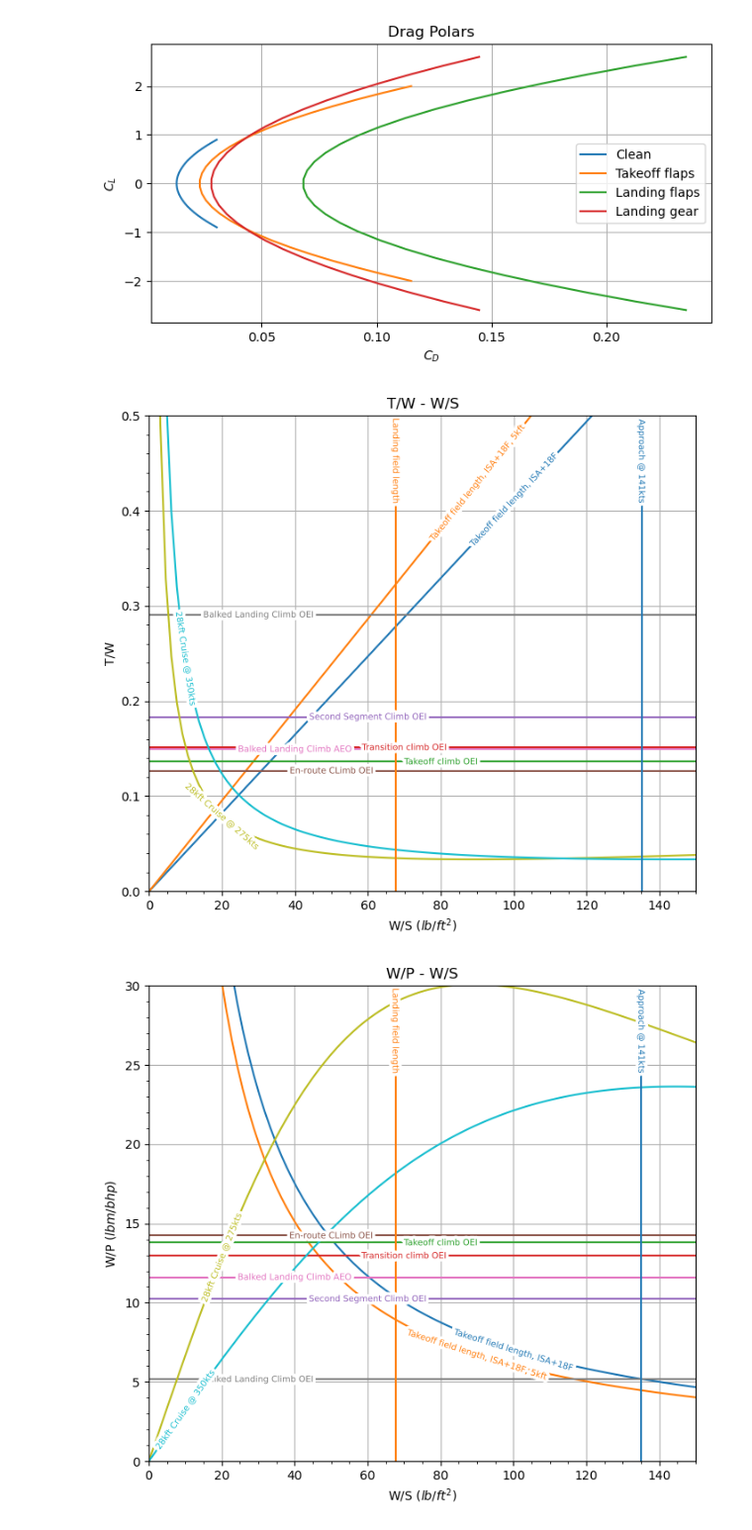
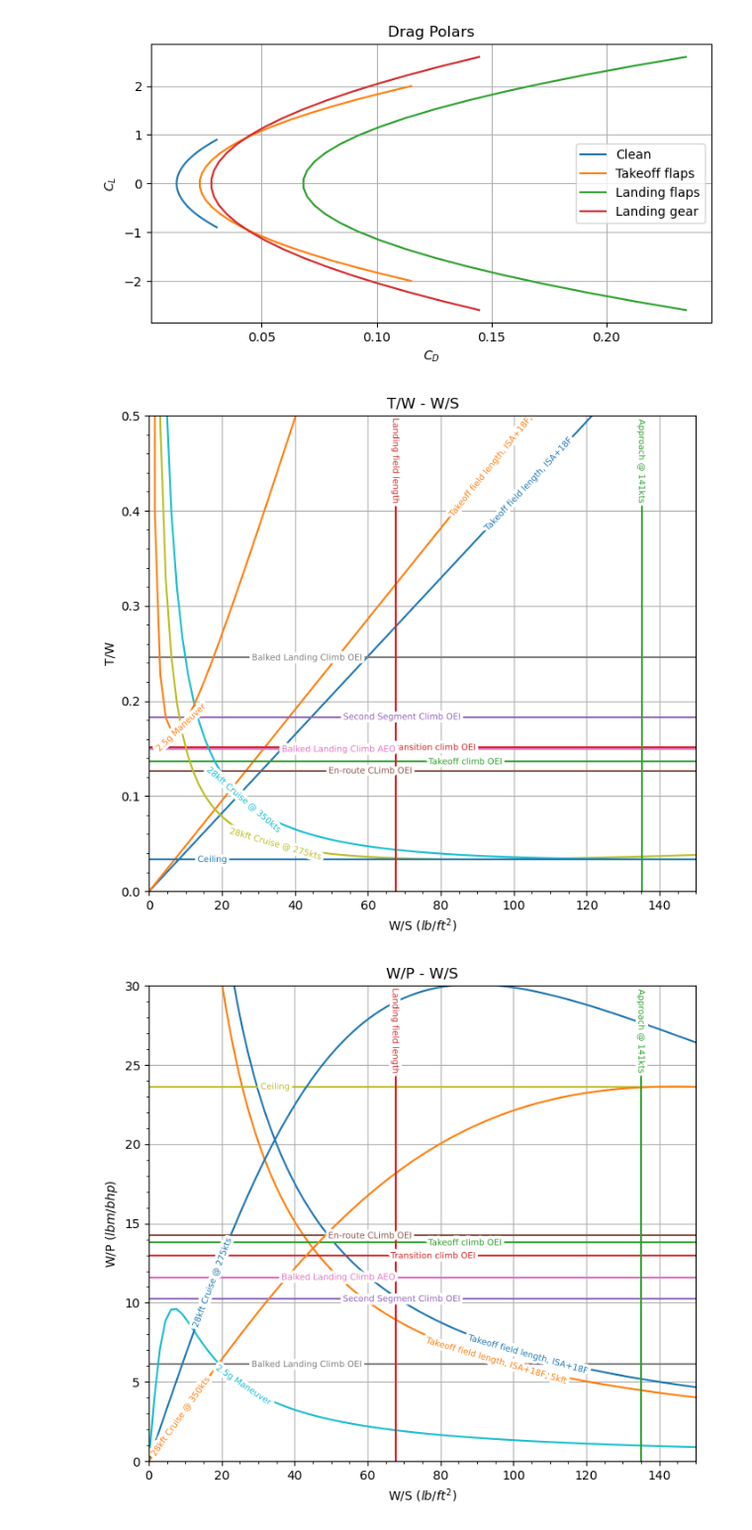
Before and after one commit to jucobee/START, a Jupyter notebook: PreliminarySizing.ipynb, the cells around one changed output. Shown at 99% size. Drawn from its saved outputs; the diff is of its cells as text; code cells hidden in the pictures.

```diff
--- a/PreliminarySizing.ipynb
+++ b/PreliminarySizing.ipynb
@@ -167,7 +168,7 @@ k_s_BLC_OEI = 1.5
 G_BLC = 0.021
 e_BLC = 0.75
 c_lmax_BLC = 3.3*0.85
-CD_0_BLC = c_do + delta_cdo[2] + delta_cdo[3]
+CD_0_BLC = c_do +  (delta_cdo[1] +delta_cdo[2])/2 + delta_cdo[3]
 tw_climb_BLC_OEI = tw_climb(n_engines,n_engines_max,k_s_BLC_OEI,e_BLC,c_lmax_BLC,CD_0_BLC,G_BLC,N)
 wp_climb_BLC_OEI = 550*eta_p_climb/(tw_climb_BLC_OEI*V_so*k_s_BLC_OEI)
 
@@ -187,6 +188,21 @@ tw_cruise_target = ((q_target*c_do)/ws) + ws*(1/(q_target*(np.pi)*AR*e_v[0])) #
 
 wp_cruise_min = 1/tw_cruise_min/(V_min/(eta_p_max*550)) # wp at cruise requirement
 wp_cruise_target = 1/tw_cruise_target/(V_target/(eta_p_max*550)) # wp at cruise target
+
+## Maneuver
+# Assumtions:
+# 28kft altitude
+# Indefinite turn at constant speed and altitude
+n = 2.5 # Load factor
+V_maneuver = np.sqrt(n)*V_so
+q_maneuver = q_target*(V_maneuver**2/V_target**2)
+tw_maneuver = ((q_maneuver * c_do) / ws) + (ws * ((4 * n**2) / (q_maneuver * np.pi * AR * e_v[0])))
+wp_maneuver = 550 / (tw_maneuver * (V_maneuver / eta_p_max))
+
+## Ceiling
+k = 1 / (np.pi * AR * e_v[0])
+tw_ceil = (2 * np.sqrt(k * c_do)) * np.ones(N)
+wp_ceil = 550 / (tw_ceil * (V_target / eta_p_max))
 
 ## Approach Speed (in terms of stall speed)
 CL_max_L = 3.3 # (Roskam)
@@ -217,8 +233,12 @@ plt.plot(ws, tw_climb_ERC, label='En-route CLimb OEI', linestyle='-')
 plt.plot(ws, tw_climb_BLC_AEO, label='Balked Landing Climb AEO', linestyle='-')
 plt.plot(ws, tw_climb_BLC_OEI, label='Balked Landing Climb OEI', linestyle='-')
 
+
 plt.plot(ws, tw_cruise_min, label='28kft Cruise @ 275kts', linestyle='-')
 plt.plot(ws, tw_cruise_target, label='28kft Cruise @ 350kts', linestyle='-')
+
+plt.plot(ws, tw_ceil, label='Ceiling', linestyle='-')
+plt.plot(ws, tw_maneuver, label='2.5g Maneuver', linestyle='-')
 
 plt.plot(ws_approach_SLp18[int(N/11):], np.flip(tw)[int(N/11):], label='Approach @ 141kts', linestyle='-')
 plt.plot(ws_landing_SLp18[int(N/11):], np.flip(tw)[int(N/11):], label='Landing field length', linestyle='-')
@@ -234,33 +254,36 @@ labelLines(plt.gca().get_lines(), zorder=2.5,fontsize = 7,xvals=(0,130))
 # plotting WP
 plt.figure(figsize=(8,7))
 plt.title('W/P - W/S')
 plt.xlabel("W/S $(lb/ft^2)$")
 plt.ylabel("W/P $(lbm/bhp)$")
 plt.plot(ws, wp_tofl, label='Takeoff field length, ISA+18F', linestyle='-')
 plt.plot(ws, wp_tofl_5kft, label='Takeoff field length, ISA+18F, 5kft', linestyle='-')
 
 plt.plot(ws, wp_climb_TO, label='Takeoff climb OEI', linestyle='-')
 plt.plot(ws, wp_climb_TC, label='Transition climb OEI', linestyle='-')
 plt.plot(ws, wp_climb_SSC, label='Second Segment Climb OEI', linestyle='-')
 plt.plot(ws, wp_climb_ERC, label='En-route CLimb OEI', linestyle='-')
 plt.plot(ws, wp_climb_BLC_AEO, label='Balked Landing Climb AEO', linestyle='-')
 plt.plot(ws, wp_climb_BLC_OEI, label='Balked Landing Climb OEI', linestyle='-')
 
+plt.plot(ws, wp_ceil, label='Ceiling', linestyle='-')
+plt.plot(ws, wp_maneuver, label='2.5g Maneuver', linestyle='-')
+
 plt.plot(ws, wp_cruise_min, label='28kft Cruise @ 275kts', linestyle='-')
 plt.plot(ws, wp_cruise_target, label='28kft Cruise @ 350kts', linestyle='-')
 
 plt.plot(ws_approach_SLp18[int(N/11):], np.flip(wp)[int(N/11):], label='Approach @ 141kts', linestyle='-')
 plt.plot(ws_landing_SLp18[int(N/11):], np.flip(wp)[int(N/11):], label='Landing field length', linestyle='-')
 
 
 # plt.plot(ws, tw_climb, label='Takeoff climb', linestyle='-')
 
 plt.ylim(0, 30), plt.xlim(0, 150)
 plt.grid()
 plt.minorticks_on()
 labelLines(plt.gca().get_lines(), zorder=2.5,fontsize = 7,xvals=(0,130))
 plt.show()
 # %% [output]
-[figure, old version]
+[figure, new version]
-[figure, old version]
+[figure, new version]
 # %%
```
Also changed, not shown: parts of 2 cells of this notebook.
